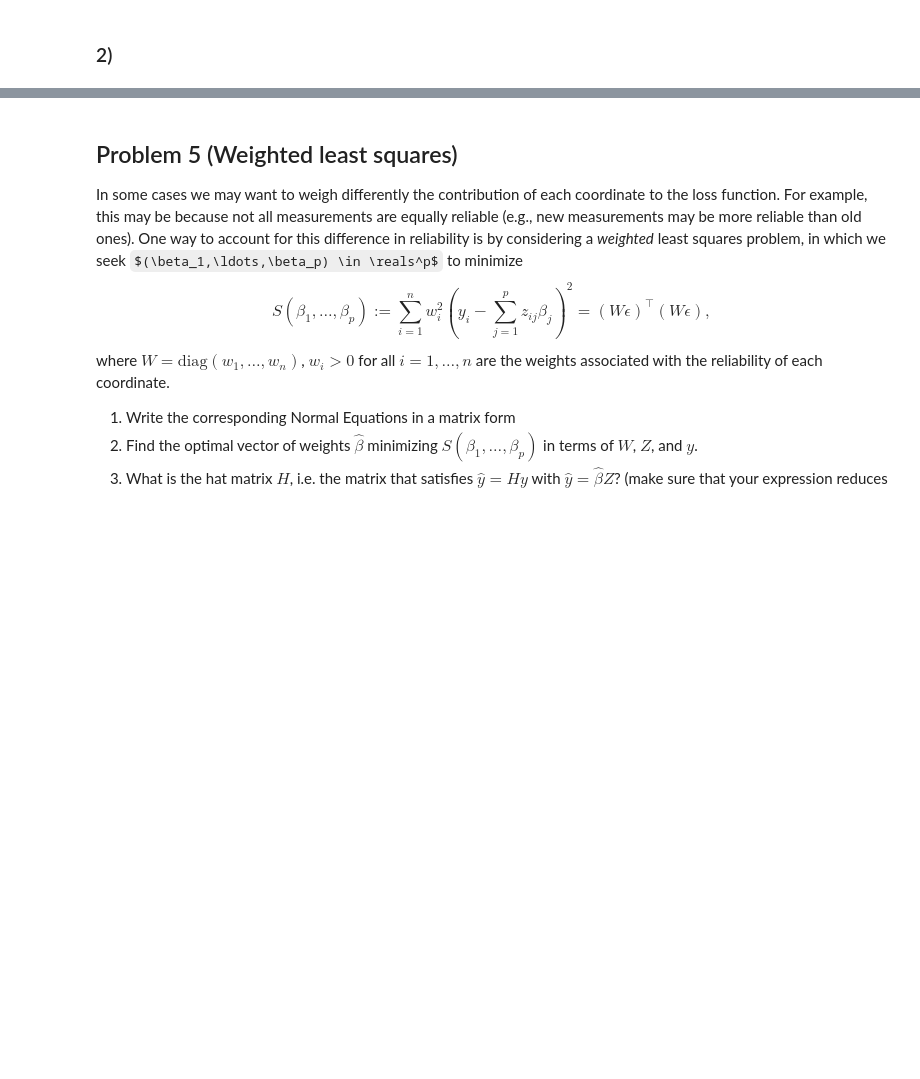
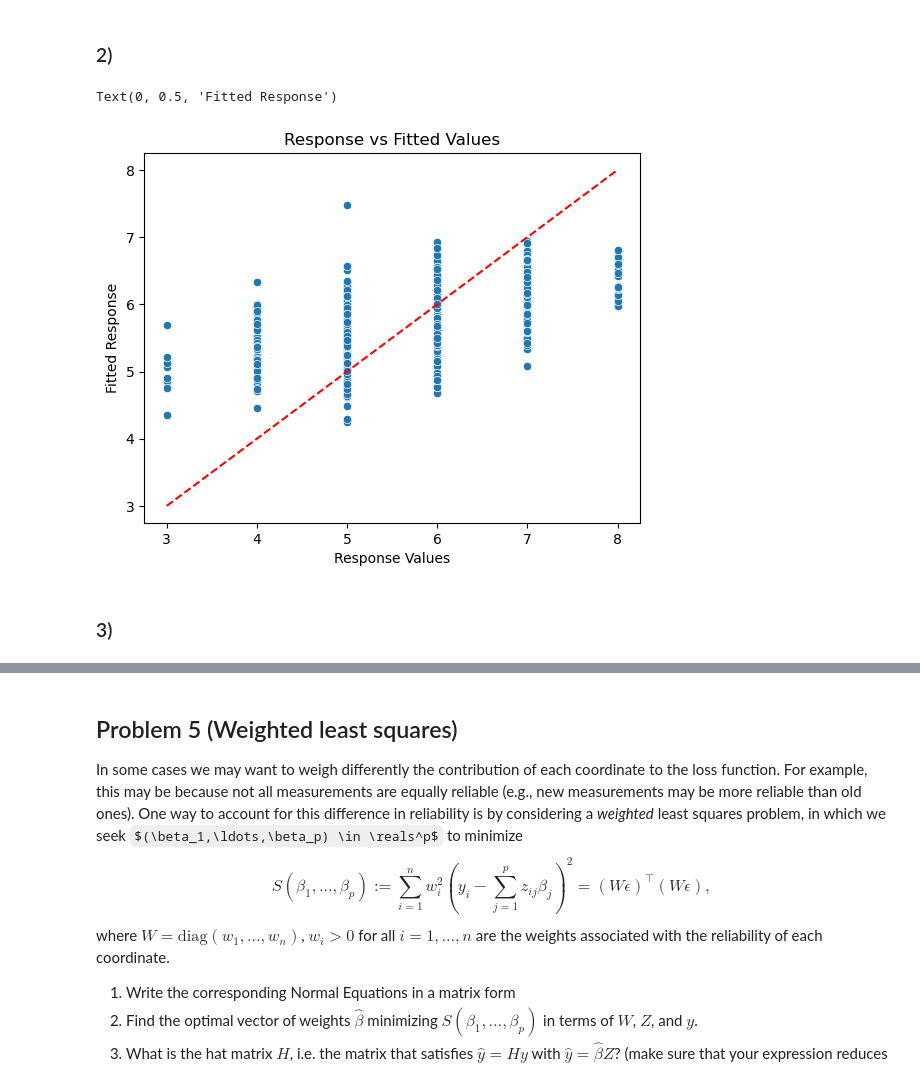
Before and after one commit to Ariel29961/Statistical-Analysis-and-Model-Based-Learning, a Jupyter notebook: Home_Assignment_1/hw1.ipynb, the cells around one changed output, grey strips where cells are left out. Saved outputs shown, nothing was run; the diff lists cells and outputs as text; code cells hidden in the pictures; some formulas as TeX source; blank space fills up the shorter version.

```diff
--- a/Home_Assignment_1/hw1.ipynb
+++ b/Home_Assignment_1/hw1.ipynb
@@ -221,7 +221,7 @@ wine_data.head(3)
 # %%
 # Your code here
 
-bias = np.ones_like(a = red_wine_data['quality']).reshape(wine_data.shape[0],1)
+bias = np.ones_like(a = red_wine_data['quality']).reshape(red_wine_data.shape[0],1)
 X = np.array(red_wine_data.drop('quality', axis = 1))
 X = np.hstack([bias, X])
 y = red_wine_data['quality']
@@ -235,2 +249,15 @@ coefficients
 # %% [markdown]
 ### 2)
+# %%
+y_pred = X @ coefficients
+# %%
+sns.scatterplot(x=y, y=y_pred)
+plt.plot([min(y), max(y)], [min(y), max(y)], color='red', linestyle='--')  # Diagonal line
+plt.title("Response vs Fitted Values")
+plt.xlabel("Response Values")
+plt.ylabel("Fitted Response")
+# %% [output]
+Text(0, 0.5, 'Fitted Response')
+[figure, added]
+# %% [markdown]
+### 3)
```
Also changed, not shown: parts of 29 cells of this notebook, 1 other file.
